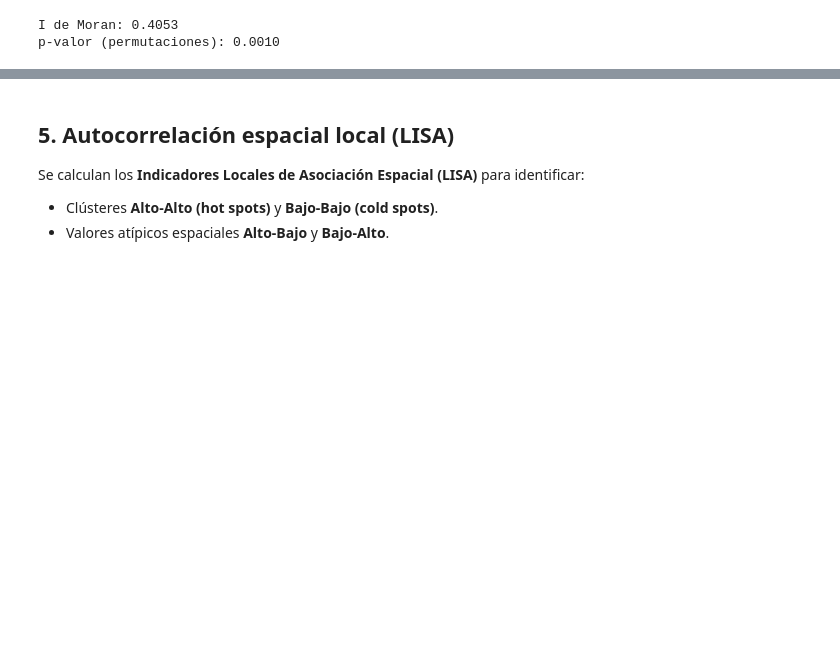
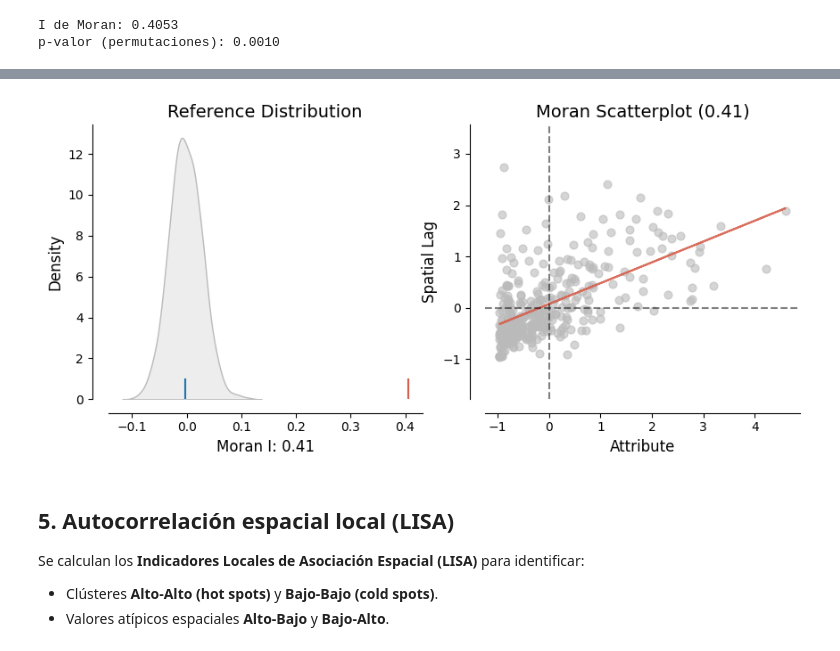
Before and after one commit to jdavidortega/Geographic_Data_Science_with_Python, a Jupyter notebook: Geospatial/autocorrelacion_espacial.ipynb, the cells around one changed output, grey strips where cells are left out. Saved outputs shown, nothing was run; the diff lists cells and outputs as text; code cells hidden in the pictures; blank space fills up the shorter version.

```diff
--- a/Geospatial/autocorrelacion_espacial.ipynb
+++ b/Geospatial/autocorrelacion_espacial.ipynb
@@ -196,3 +200,8 @@ plt.show()
+# %%
+plot_moran(moran_global)
+plt.show()
+# %% [output]
+[figure, added]
 # %% [markdown]
 ## 5. Autocorrelación espacial local (LISA)
 
```
Also changed, not shown: parts of 9 cells of this notebook.
